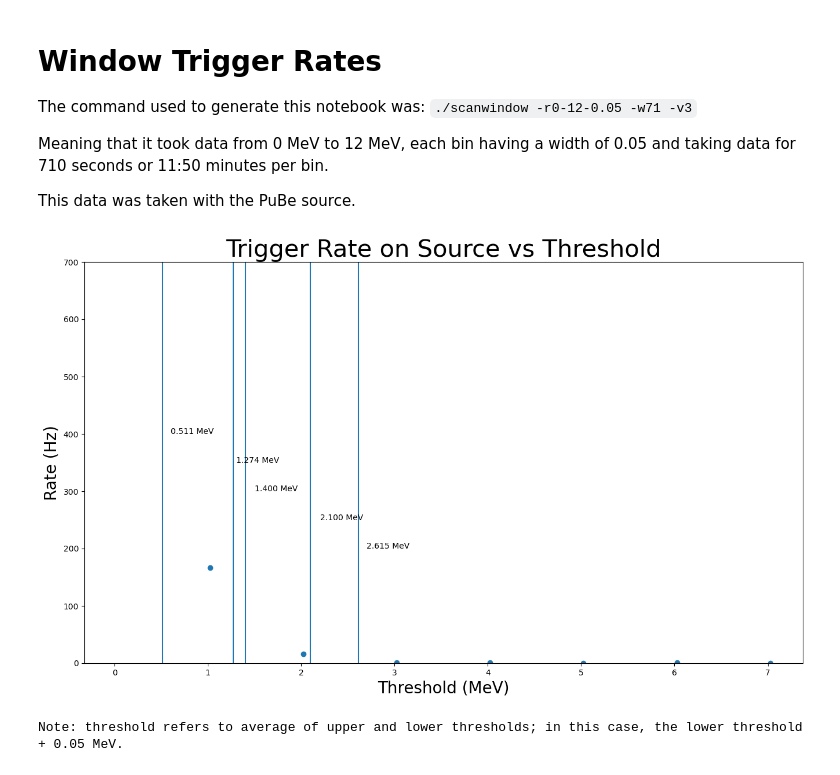
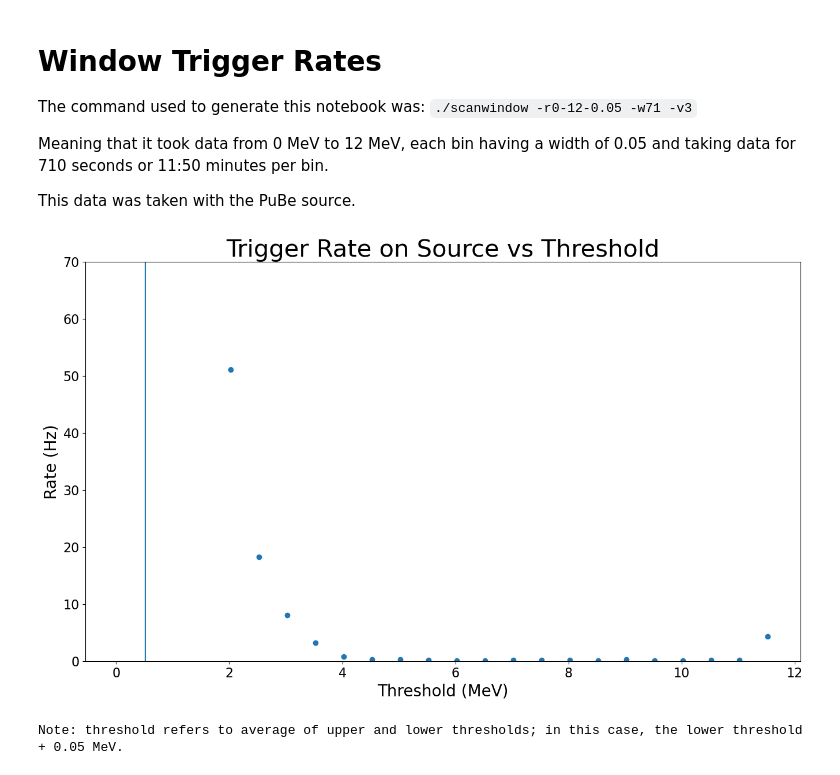
Before and after one commit to villano-lab/R76Firmware, a Jupyter notebook: plots/WindowTriggerRates-Copy1.ipynb, the cells around one changed output. Saved outputs shown, nothing was run; the diff lists cells and outputs as text; code cells hidden in the pictures.

```diff
--- a/plots/WindowTriggerRates-Copy1.ipynb
+++ b/plots/WindowTriggerRates-Copy1.ipynb
@@ -15,7 +15,7 @@ import matplotlib.pyplot as plt
 from scipy.interpolate import InterpolatedUnivariateSpline as interp
 # %%
 #Import data
-dataPuBe = pd.read_csv ("data/17-nov-2023.csv")
+dataPuBe = pd.read_csv ("~/packages/R76-Firmware/library/C/lib/out.csv")
 thslPuBe = dataPuBe.iloc[:,0]
 thsuPuBe = dataPuBe.iloc[:,1]
 ratePuBe = dataPuBe.iloc[:,2]
@@ -30,30 +30,32 @@ del dataPuBe
 # %%
 plt.figure(figsize=(16,9))
 
 plt.scatter(thrsPuBe,ratePuBe,label="Data")
 
 plt.xlabel("Threshold (MeV)",size=20)
 plt.ylabel("Rate (Hz)",size=20)
 plt.title("Trigger Rate on Source vs Threshold",size=30)
 plt.rc('xtick', labelsize=16) #fontsize of the x tick labels
 plt.rc('ytick', labelsize=16) #fontsize of the y tick labels
 #plt.yscale('log')
 #plt.xlim(150)
 plt.axvline(0.511)
+"""
 plt.text(0.6,400,"0.511 MeV")
 plt.axvline(1.274)
 plt.text(1.3,350,"1.274 MeV")
 plt.axvline(1.400)
 plt.text(1.500,300,"1.400 MeV")
 plt.axvline(2.100)
 plt.text(2.200,250,"2.100 MeV")
 plt.axvline(2.615)
 plt.text(2.7,200,"2.615 MeV")
-plt.ylim(0,700)
+"""
+plt.ylim(0,70)#700)
 
 #plt.legend()
 plt.show()
 print("Note: threshold refers to average of upper and lower thresholds; in this case, the lower threshold + 0.05 MeV.")
 # %% [output]
-[figure, old version]
+[figure, new version]
 Note: threshold refers to average of upper and lower thresholds; in this case, the lower threshold + 0.05 MeV.
```
Also changed, not shown: parts of 2 cells of this notebook, 5 other files.
